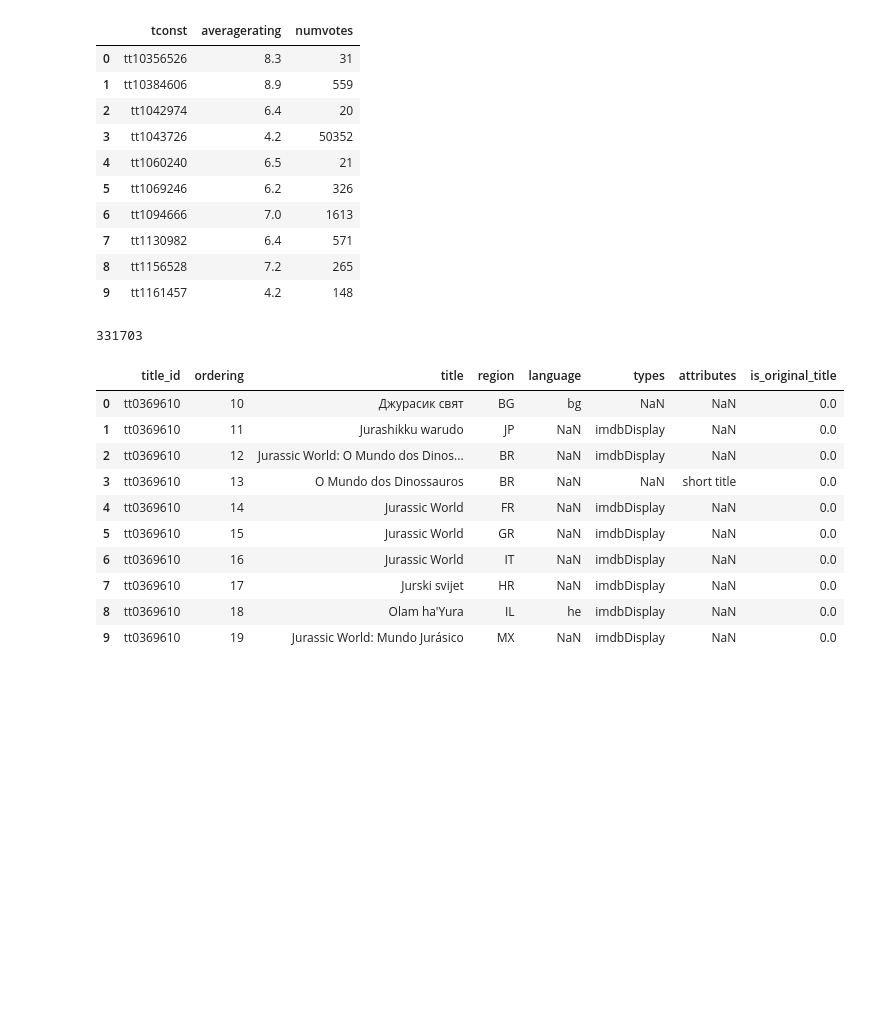
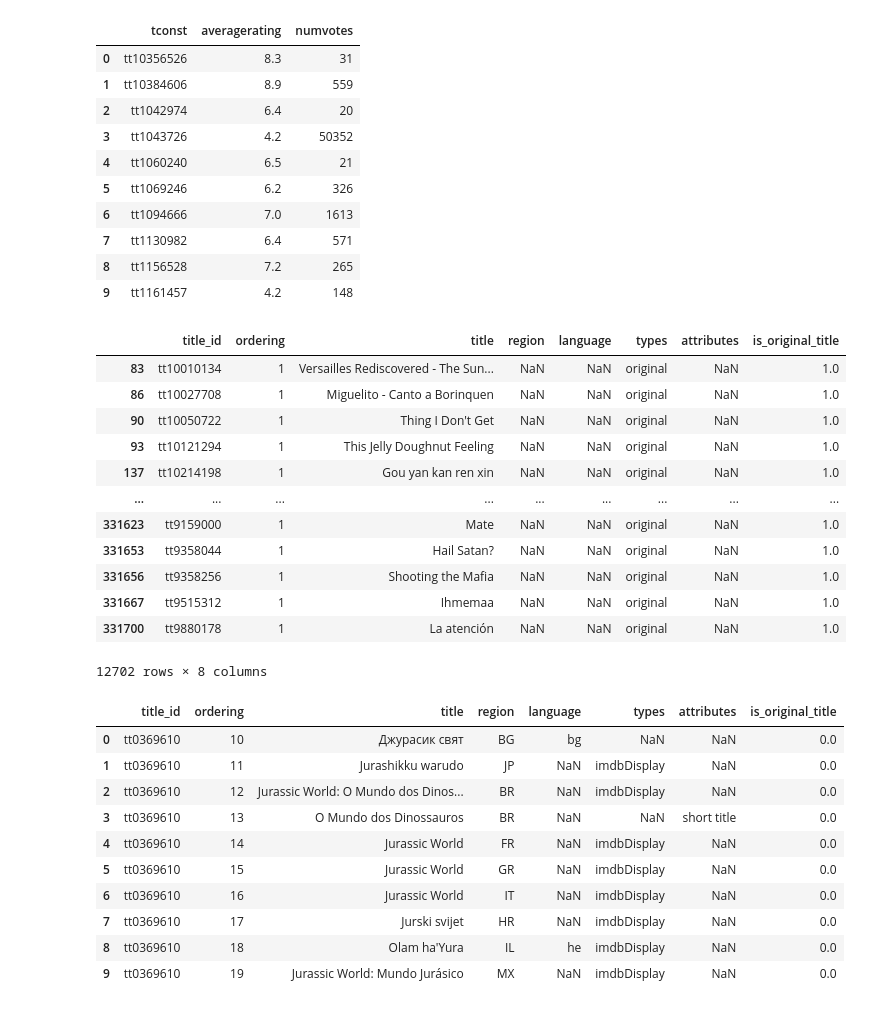
Before and after one commit to samtuleen/Phase1-Microsoft-Movie-Analysis-Project, a Jupyter notebook: dsc-phase1-project-template-Copy1.ipynb, the cells around one changed output. Drawn from its saved outputs; the diff is of its cells as text; code cells hidden in the pictures; blank space fills up the shorter version.

```diff
--- a/dsc-phase1-project-template-Copy1.ipynb
+++ b/dsc-phase1-project-template-Copy1.ipynb
@@ -83,10 +94,23 @@ imdb_tr.head(10)
 | 7 | tt1130982 | 6.4 | 571 |
 | 8 | tt1156528 | 7.2 | 265 |
 | 9 | tt1161457 | 4.2 | 148 |
-# %%
-len(imdb_ta)
-# %% [output]
-331703
+# %%
+unique_id = imdb_ta.drop_duplicates(subset=['title_id'])
+unique_id[unique_id['is_original_title'] == 1]
+# %% [output]
+|  | title_id | ordering | title | region | language | types | attributes | is_original_title |
+| 83 | tt10010134 | 1 | Versailles Rediscovered - The Sun... | NaN | NaN | original | NaN | 1.0 |
+| 86 | tt10027708 | 1 | Miguelito - Canto a Borinquen | NaN | NaN | original | NaN | 1.0 |
+| 90 | tt10050722 | 1 | Thing I Don't Get | NaN | NaN | original | NaN | 1.0 |
+| 93 | tt10121294 | 1 | This Jelly Doughnut Feeling | NaN | NaN | original | NaN | 1.0 |
+| 137 | tt10214198 | 1 | Gou yan kan ren xin | NaN | NaN | original | NaN | 1.0 |
+| ... | ... | ... | ... | ... | ... | ... | ... | ... |
+| 331623 | tt9159000 | 1 | Mate | NaN | NaN | original | NaN | 1.0 |
+| 331653 | tt9358044 | 1 | Hail Satan? | NaN | NaN | original | NaN | 1.0 |
+| 331656 | tt9358256 | 1 | Shooting the Mafia | NaN | NaN | original | NaN | 1.0 |
+| 331667 | tt9515312 | 1 | Ihmemaa | NaN | NaN | original | NaN | 1.0 |
+| 331700 | tt9880178 | 1 | La atención | NaN | NaN | original | NaN | 1.0 |
+12702 rows × 8 columns
 # %%
 imdb_ta = pd.read_csv('./data/imdb.title.akas.csv.gz')
 imdb_ta.head(10)
```
Also changed, not shown: parts of 15 cells of this notebook.
